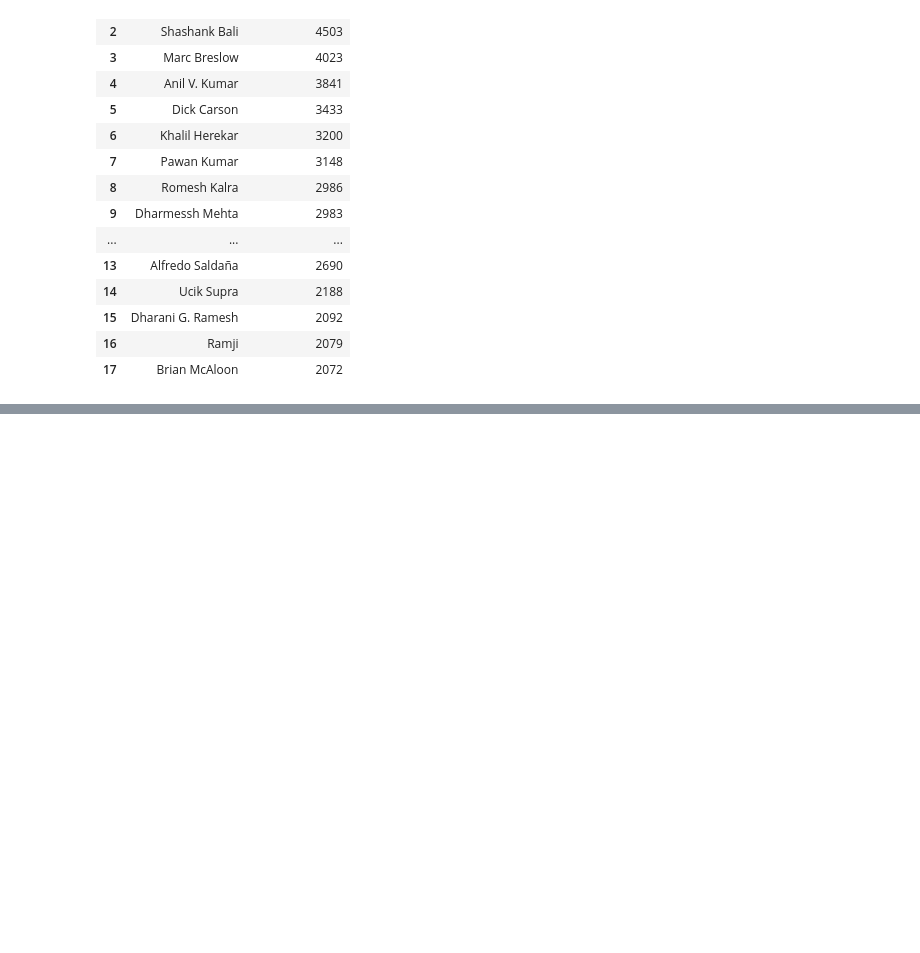
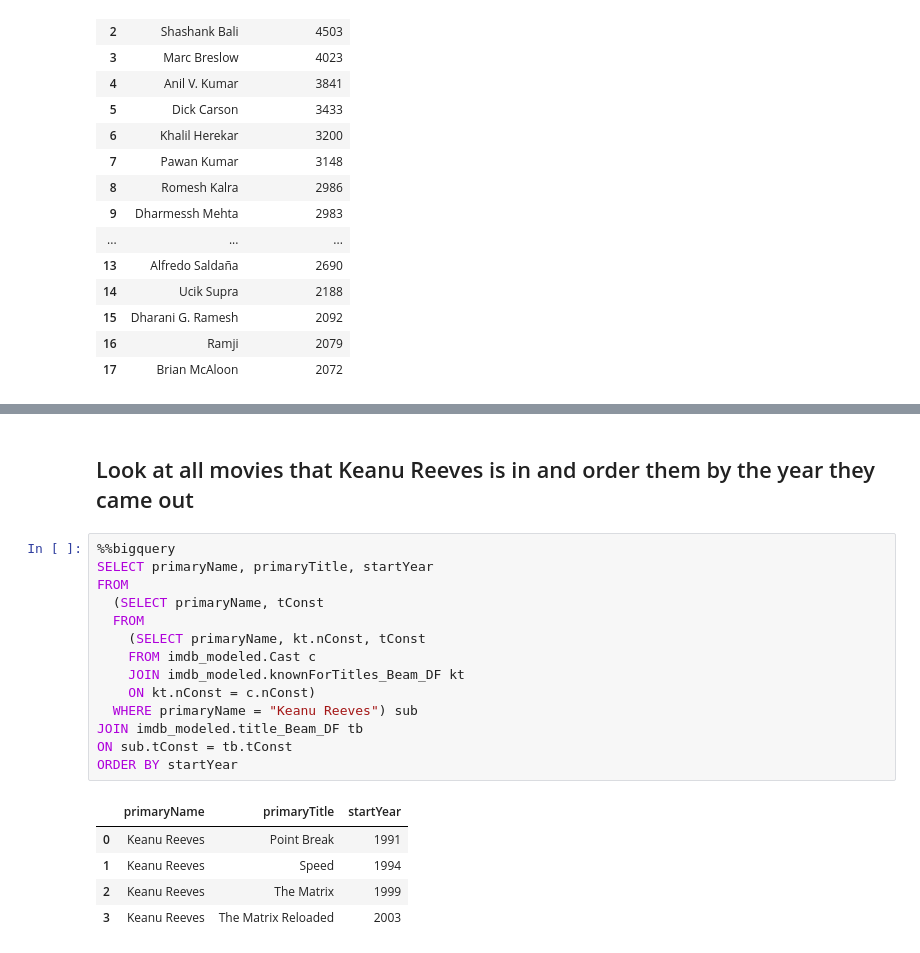
Before and after one commit to en-chang/imdb-data, a Jupyter notebook: imdb_analysis.ipynb, the cells around one changed output, grey strips where cells are left out. Saved outputs shown, nothing was run; the diff lists cells and outputs as text; blank space fills up the shorter version.

```diff
--- a/imdb_analysis.ipynb
+++ b/imdb_analysis.ipynb
@@ -251,0 +291,22 @@ SELECT * FROM imdb_modeled.v_Most_Directings
+# %% [markdown]
+## Look at all movies that Keanu Reeves is in and order them by the year they came out
+# %%
+%%bigquery
+SELECT primaryName, primaryTitle, startYear
+FROM
+  (SELECT primaryName, tConst
+  FROM
+    (SELECT primaryName, kt.nConst, tConst
+    FROM imdb_modeled.Cast c
+    JOIN imdb_modeled.knownForTitles_Beam_DF kt
+    ON kt.nConst = c.nConst)
+  WHERE primaryName = "Keanu Reeves") sub
+JOIN imdb_modeled.title_Beam_DF tb
+ON sub.tConst = tb.tConst
+ORDER BY startYear
+# %% [output]
+|  | primaryName | primaryTitle | startYear |
+| 0 | Keanu Reeves | Point Break | 1991 |
+| 1 | Keanu Reeves | Speed | 1994 |
+| 2 | Keanu Reeves | The Matrix | 1999 |
+| 3 | Keanu Reeves | The Matrix Reloaded | 2003 |
```
Also changed, not shown: parts of 10 cells of this notebook, 1 other file.
